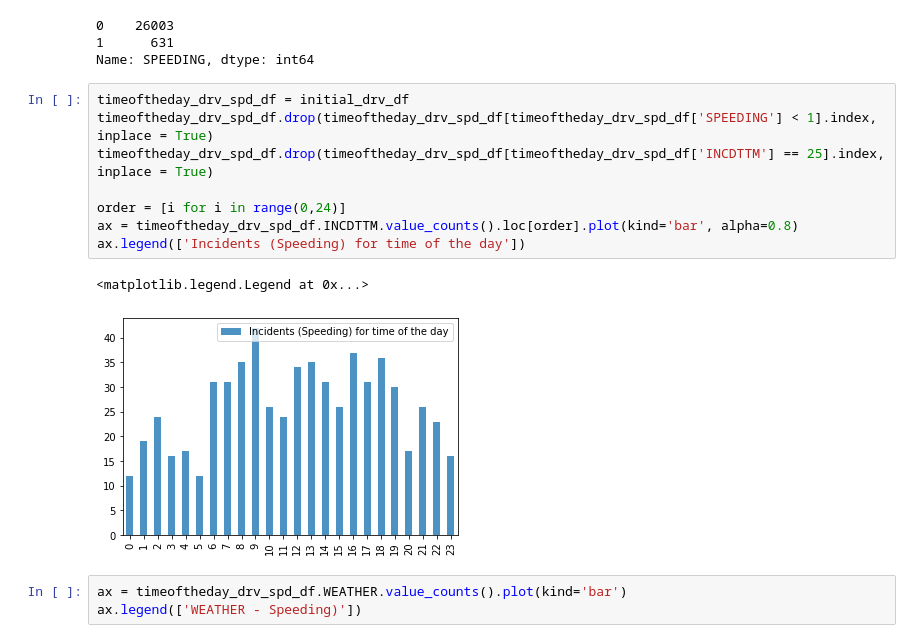
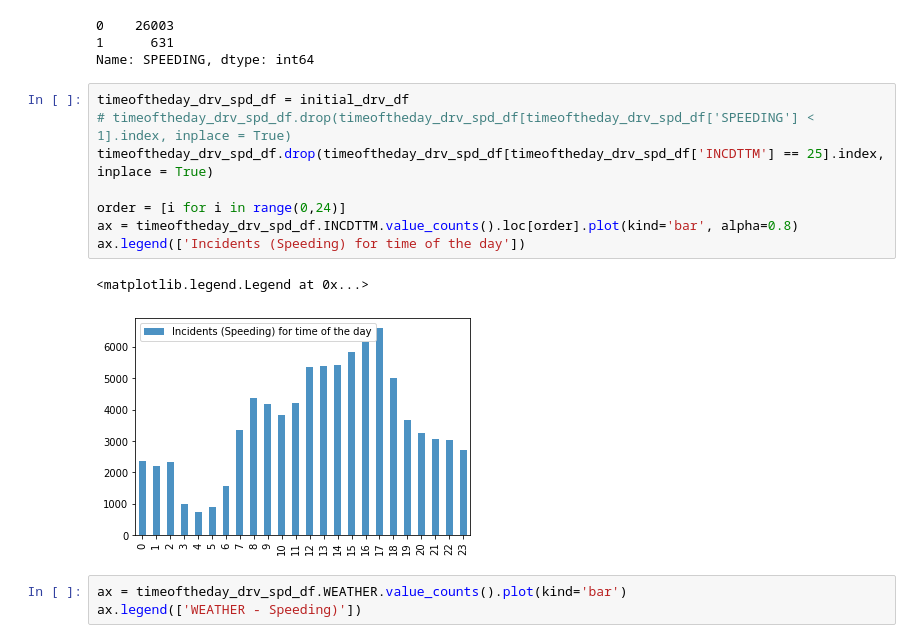
Before and after one commit to delsakov/Coursera-DataScience, a Jupyter notebook: Data Science Capstone.ipynb, the cells around one changed output. Cells and saved outputs as stored; diff of their text form.

```diff
--- a/Data Science Capstone.ipynb
+++ b/Data Science Capstone.ipynb
@@ -1090,15 +1163,15 @@ initial_drv_df.SPEEDING.value_counts()
 Name: SPEEDING, dtype: int64
 # %%
 timeoftheday_drv_spd_df = initial_drv_df
-timeoftheday_drv_spd_df.drop(timeoftheday_drv_spd_df[timeoftheday_drv_spd_df['SPEEDING'] < 1].index, inplace = True)
+# timeoftheday_drv_spd_df.drop(timeoftheday_drv_spd_df[timeoftheday_drv_spd_df['SPEEDING'] < 1].index, inplace = True)
 timeoftheday_drv_spd_df.drop(timeoftheday_drv_spd_df[timeoftheday_drv_spd_df['INCDTTM'] == 25].index, inplace = True)
 
 order = [i for i in range(0,24)]
 ax = timeoftheday_drv_spd_df.INCDTTM.value_counts().loc[order].plot(kind='bar', alpha=0.8)
 ax.legend(['Incidents (Speeding) for time of the day'])
 # %% [output]
 <matplotlib.legend.Legend at 0x...>
-[figure, old version]
+[figure, new version]
 # %%
 ax = timeoftheday_drv_spd_df.WEATHER.value_counts().plot(kind='bar')
 ax.legend(['WEATHER - Speeding)'])
```
Also changed, not shown: parts of 14 cells of this notebook.
